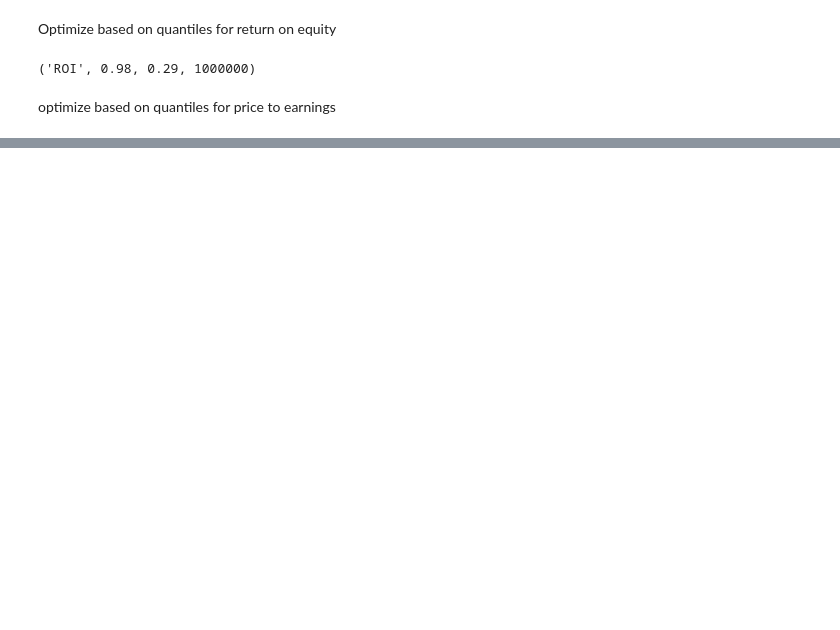
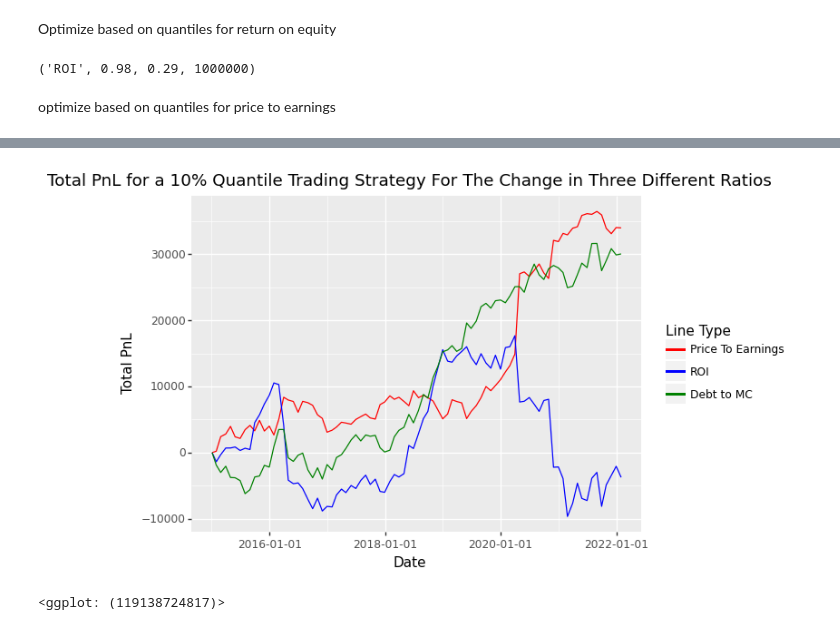
Before and after one commit to tsmcdonnell6604/Quant-Trading-Strategies, a Jupyter notebook: QTS_HW_3_trading.ipynb, the cells around one changed output, grey strips where cells are left out. Cells and saved outputs as stored; diff of their text form; code cells hidden in the pictures; blank space fills up the shorter version.

```diff
--- a/QTS_HW_3_trading.ipynb
+++ b/QTS_HW_3_trading.ipynb
@@ -284,0 +360,21 @@ differenced_debt_to_market_cap['Line Type'] = 'green'
+# %%
+
+debt_to_market_cap_ten = quantile_trading('debt_to_market_cap', .9, .1, 1000000)
+roi_ten = quantile_trading('ROI', .9, .1, 1000000)
+price_to_earnings_ten = quantile_trading('neg_price_to_earnings', .9, .1, 1000000)
+
+price_to_earnings_ten['Line Type'] = 'red'
+roi_ten['Line Type'] = 'blue'
+debt_to_market_cap_ten['Line Type'] = 'green'
+
+differenced_debt_to_market_cap_ten = quantile_trading('differenced_debt_to_market_cap', .9, .1, 1000000)
+differenced_roi_ten = quantile_trading('differenced_roi', .9, .1, 1000000)
+differenced_price_to_earnings_ten = quantile_trading('differenced_neg_price_to_earnings', .9, .1, 1000000)
+
+differenced_price_to_earnings_ten['Line Type'] = 'red'
+differenced_roi_ten['Line Type'] = 'blue'
+differenced_debt_to_market_cap_ten['Line Type'] = 'green'
+
+price_to_earnings_ten['percent_profit'] = ((price_to_earnings_ten['total_pnl'] +  1000000)/ 1000000 - 1)*100
+roi_ten['percent_profit'] = ((roi_ten['total_pnl'] +  1000000)/ 1000000 - 1)*100
+debt_to_market_cap_ten['percent_profit'] = ((debt_to_market_cap_ten['total_pnl'] +  1000000)/ 1000000 - 1)*100
@@ -284,0 +536,16 @@ differenced_debt_to_market_cap['Line Type'] = 'green'
+# %%
+(ggplot(differenced_debt_to_market_cap_ten)
+ + aes(x='date', y='total_pnl', color = 'Line Type')
+ + geom_line()
+ + geom_line(aes(x='date', y='total_pnl', color = 'Line Type'), data=differenced_roi_ten)
+ + geom_line(aes(x='date', y='total_pnl', color = 'Line Type'), data=differenced_price_to_earnings_ten)
+ + scale_x_date(date_breaks = "2 years", date_labels = "%Y-%m-%d")
+
+ + ggtitle("Total PnL for a 10% Quantile Trading Strategy For The Change in Three Different Ratios")
+ + xlab("Date")
+ + ylab("Total PnL")
+ + scale_color_manual(name='Line Type', labels=['Price To Earnings', 'ROI', 'Debt to MC'], values=['Red', 'Blue', 'Green'])
+)
+# %% [output]
+[figure, added]
+<ggplot: (119138724817)>
```
Also changed, not shown: parts of 70 cells of this notebook, 2 other files.
